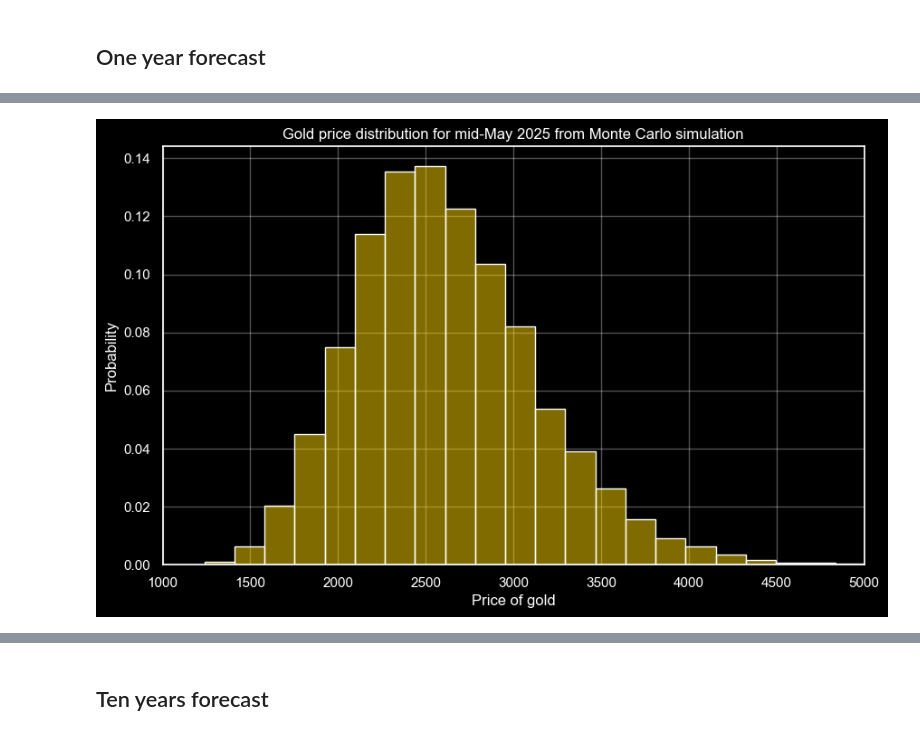
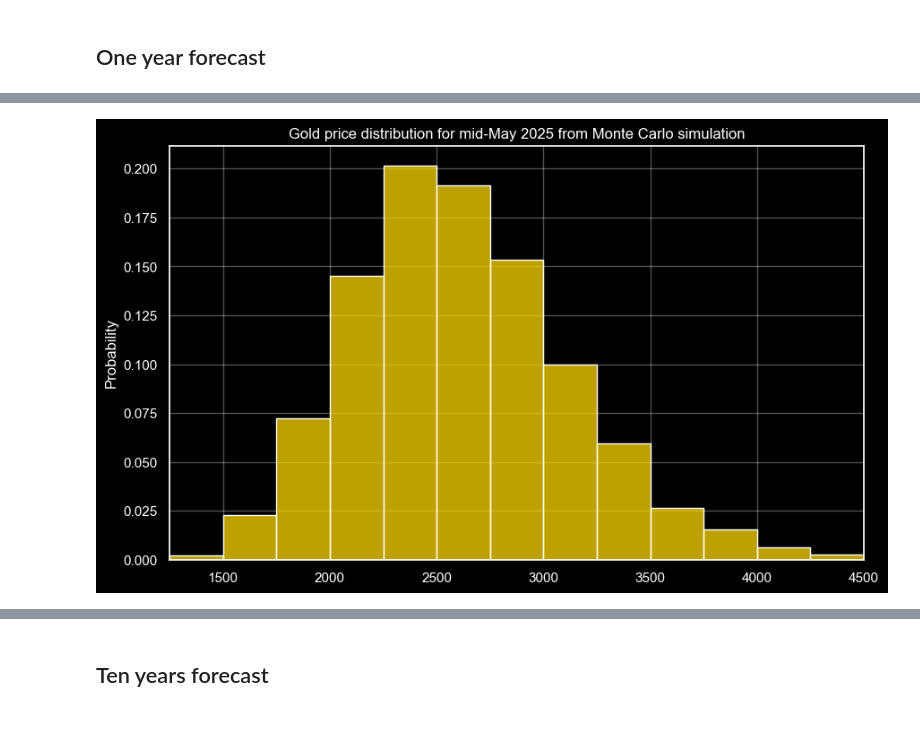
Before and after one commit to teofiloxyz/precious-metals-price, a Jupyter notebook: notebooks/6.1_AU_Monte_Carlo.ipynb, the cells around one changed output, grey strips where cells are left out. Drawn from its saved outputs; the diff is of its cells as text; code cells hidden in the pictures.

Commit message:
improve charts
improve most charts formatting, and re-run respective notebooks.

```diff
--- a/notebooks/6.1_AU_Monte_Carlo.ipynb
+++ b/notebooks/6.1_AU_Monte_Carlo.ipynb
@@ -67,18 +67,17 @@ final_prices = df_mcs.iloc[-1, :]
 # %%
 plt.figure(figsize=(10, 6))
 
-sns.histplot(final_prices, bins=25, stat="probability", color="gold", edgecolor="white", alpha=0.5)
+sns.histplot(final_prices, stat="probability", binwidth=250, binrange=(1250, 4500), color="gold", edgecolor="white", alpha=0.75)
 
-# Add limits to x axis, to be able to see better the most likely values
-plt.xlim(1000, 5000)
+plt.xlim(1250, 4500)
 
 plt.title("Gold price distribution for mid-May 2025 from Monte Carlo simulation")
-plt.xlabel("Price of gold")
+plt.xlabel("")
 plt.ylabel("Probability")
 
 save_chart_as_png("6.1_AU_Monte_Carlo_1Y_hist")
 # %% [output]
-[figure, old version]
+[figure, new version]
 # %%
 # Get chance of price getting higher than ATH after 1 year
 au_max = df_au["price"].max()
```
Also changed, not shown: parts of 11 cells of this notebook, 48 other files.
